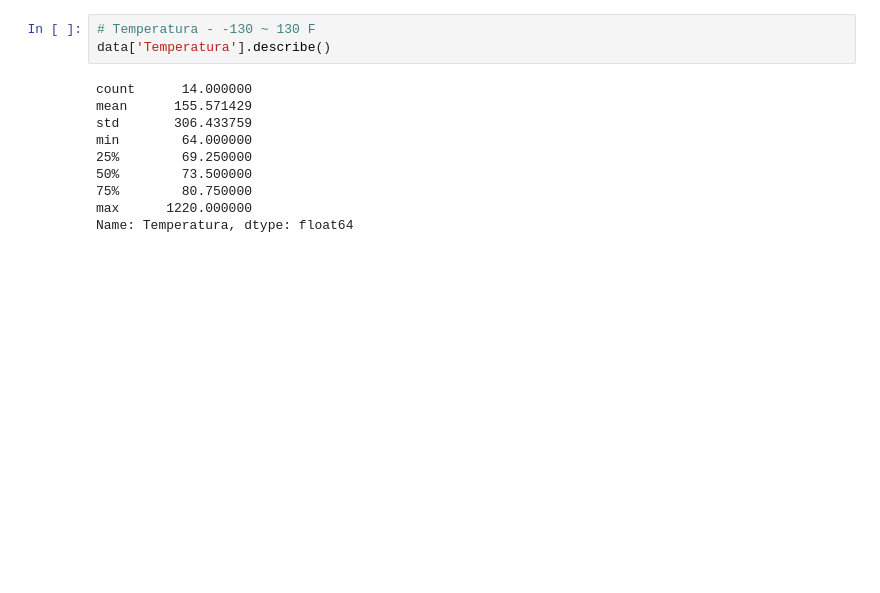
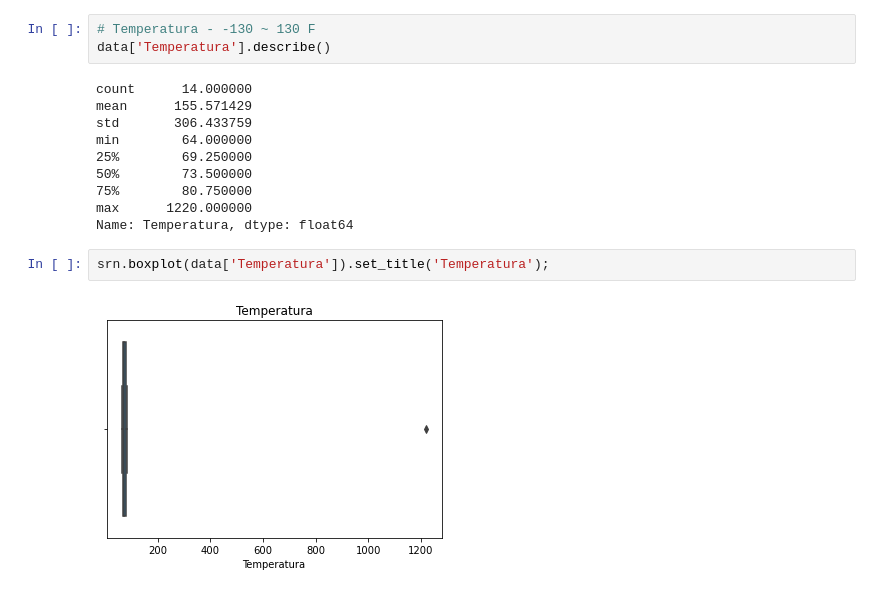
Before and after one commit to emariot/Tratamento_Dados_R_Python, a Jupyter notebook: Python/Tratamento Tempo.ipynb, the cells around one changed output. Saved outputs shown, nothing was run; the diff lists cells and outputs as text; blank space fills up the shorter version.

```diff
--- a/Python/Tratamento Tempo.ipynb
+++ b/Python/Tratamento Tempo.ipynb
@@ -86,3 +86,7 @@ min        64.000000
 75%        80.750000
 max      1220.000000
 Name: Temperatura, dtype: float64
+# %%
+srn.boxplot(data['Temperatura']).set_title('Temperatura');
+# %% [output]
+[figure, added]
```
Also changed, not shown: parts of 32 cells of this notebook.
